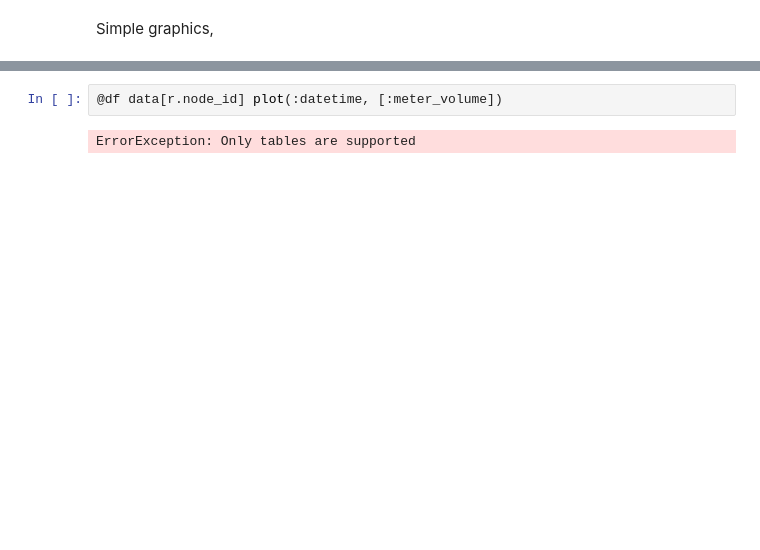
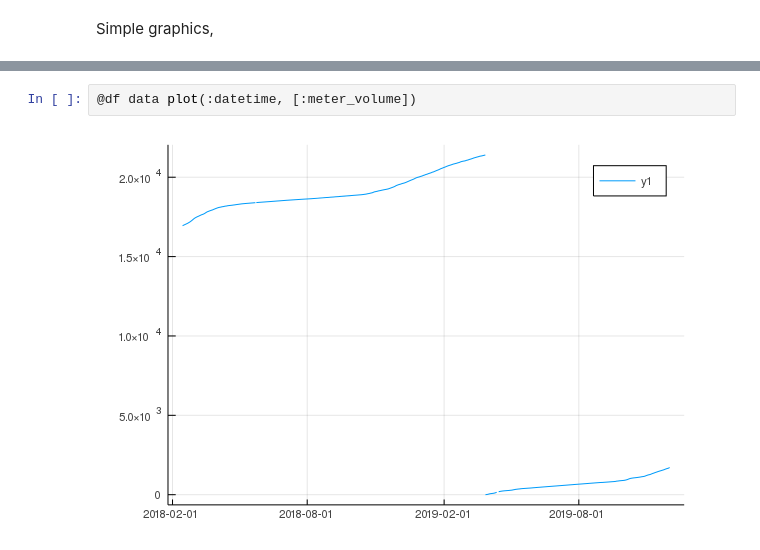
Before and after one commit to noda/Sonic.jl-deprecated-, a Jupyter notebook: doc/Nodosus.ipynb, the cells around one changed output, grey strips where cells are left out. Cells and saved outputs as stored; diff of their text form; blank space fills up the shorter version.

```diff
--- a/doc/Nodosus.ipynb
+++ b/doc/Nodosus.ipynb
@@ -141,4 +136,4 @@ ErrorException: Only tables are supported
 # %%
-@df data[r.node_id] plot(:datetime, [:meter_volume])
+@df data plot(:datetime, [:meter_volume])
 # %% [output]
-ErrorException: Only tables are supported
+[figure, added]
```
Also changed, not shown: parts of 11 cells of this notebook, 4 other files.
